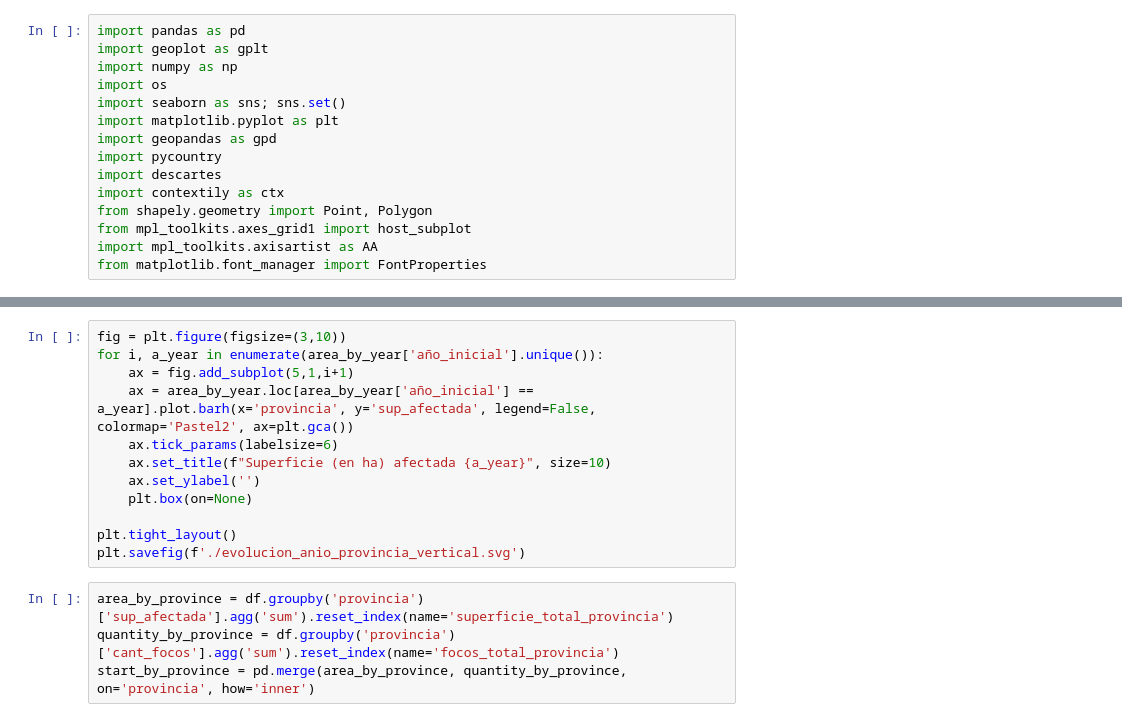
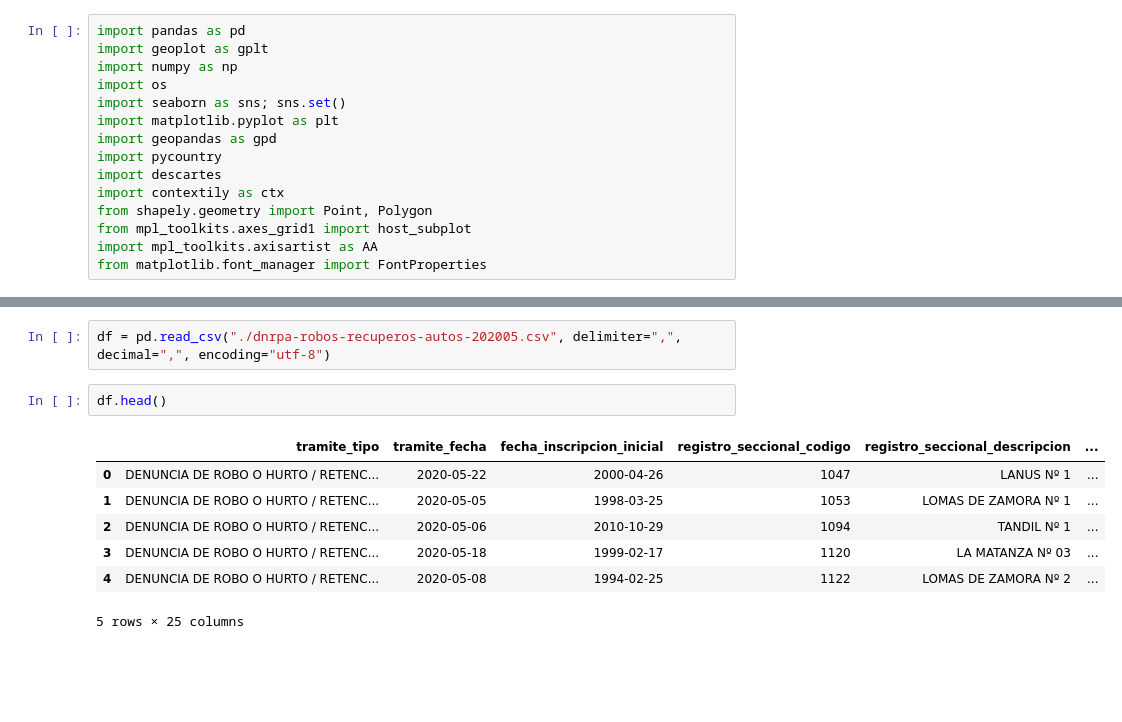
Before and after one commit to juanknebel/visualizacion-de-la-informacion-2020, a Jupyter notebook: tp2/tp2.ipynb, the cells around one changed output, grey strips where cells are left out. Cells and saved outputs as stored; diff of their text form; blank space fills up the shorter version.

```diff
--- a/tp2/tp2.ipynb
+++ b/tp2/tp2.ipynb
@@ -146,16 +16,12 @@ plt.savefig('./final.png')
-# %%
-fig = plt.figure(figsize=(3,10))
-for i, a_year in enumerate(area_by_year['año_inicial'].unique()):
-    ax = fig.add_subplot(5,1,i+1)
-    ax = area_by_year.loc[area_by_year['año_inicial'] == a_year].plot.barh(x='provincia', y='sup_afectada', legend=False, colormap='Pastel2', ax=plt.gca())
-    ax.tick_params(labelsize=6)
-    ax.set_title(f"Superficie (en ha) afectada {a_year}", size=10)
-    ax.set_ylabel('')
-    plt.box(on=None)
-
-plt.tight_layout()
-plt.savefig(f'./evolucion_anio_provincia_vertical.svg')
-# %%
-area_by_province = df.groupby('provincia')['sup_afectada'].agg('sum').reset_index(name='superficie_total_provincia')
-quantity_by_province = df.groupby('provincia')['cant_focos'].agg('sum').reset_index(name='focos_total_provincia')
-start_by_province = pd.merge(area_by_province, quantity_by_province, on='provincia', how='inner')
+# %%
+df = pd.read_csv("./dnrpa-robos-recuperos-autos-202005.csv", delimiter=",", decimal=",", encoding="utf-8")
+# %%
+df.head()
+# %% [output]
+|  | tramite_tipo | tramite_fecha | fecha_inscripcion_inicial | registro_seccional_codigo | registro_seccional_descripcion | ... |
+| 0 | DENUNCIA DE ROBO O HURTO / RETENC... | 2020-05-22 | 2000-04-26 | 1047 | LANUS Nº 1 | ... |
+| 1 | DENUNCIA DE ROBO O HURTO / RETENC... | 2020-05-05 | 1998-03-25 | 1053 | LOMAS DE ZAMORA Nº 1 | ... |
+| 2 | DENUNCIA DE ROBO O HURTO / RETENC... | 2020-05-06 | 2010-10-29 | 1094 | TANDIL Nº 1 | ... |
+| 3 | DENUNCIA DE ROBO O HURTO / RETENC... | 2020-05-18 | 1999-02-17 | 1120 | LA MATANZA Nº 03 | ... |
+| 4 | DENUNCIA DE ROBO O HURTO / RETENC... | 2020-05-08 | 1994-02-25 | 1122 | LOMAS DE ZAMORA Nº 2 | ... |
+5 rows × 25 columns
```
Also changed, not shown: parts of 19 cells of this notebook, 4 other files.
